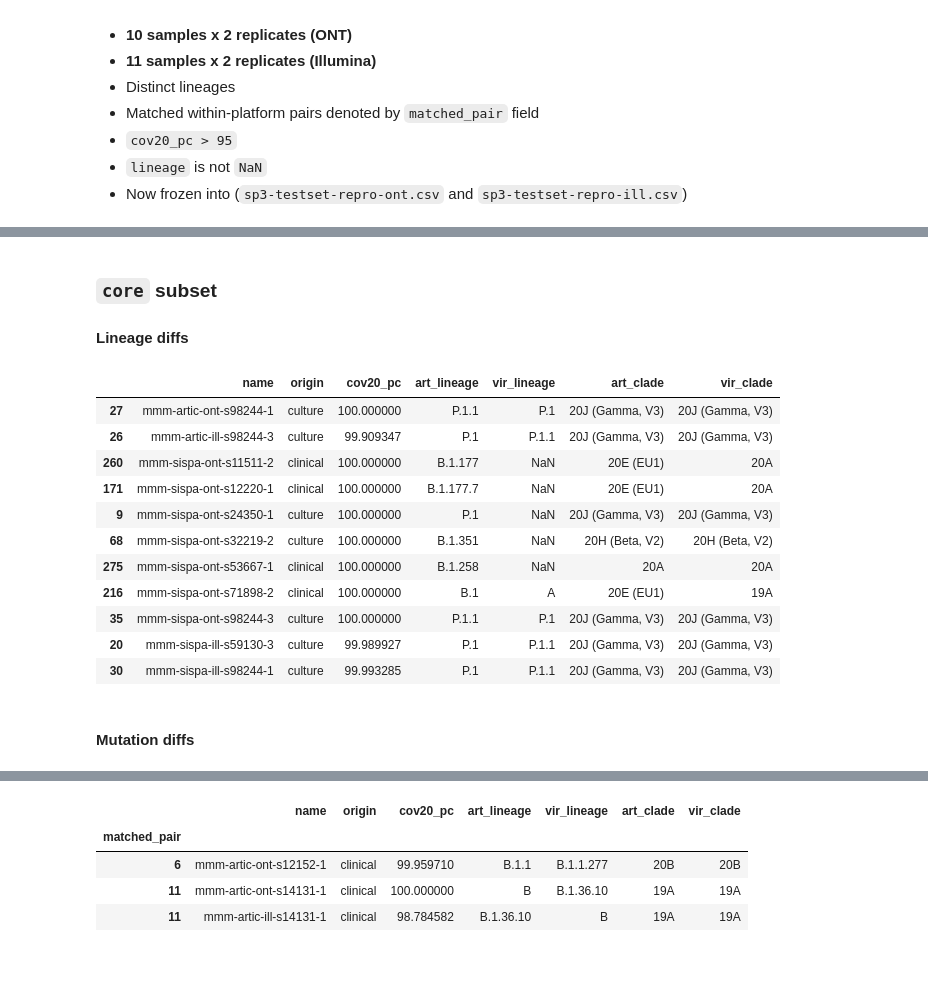
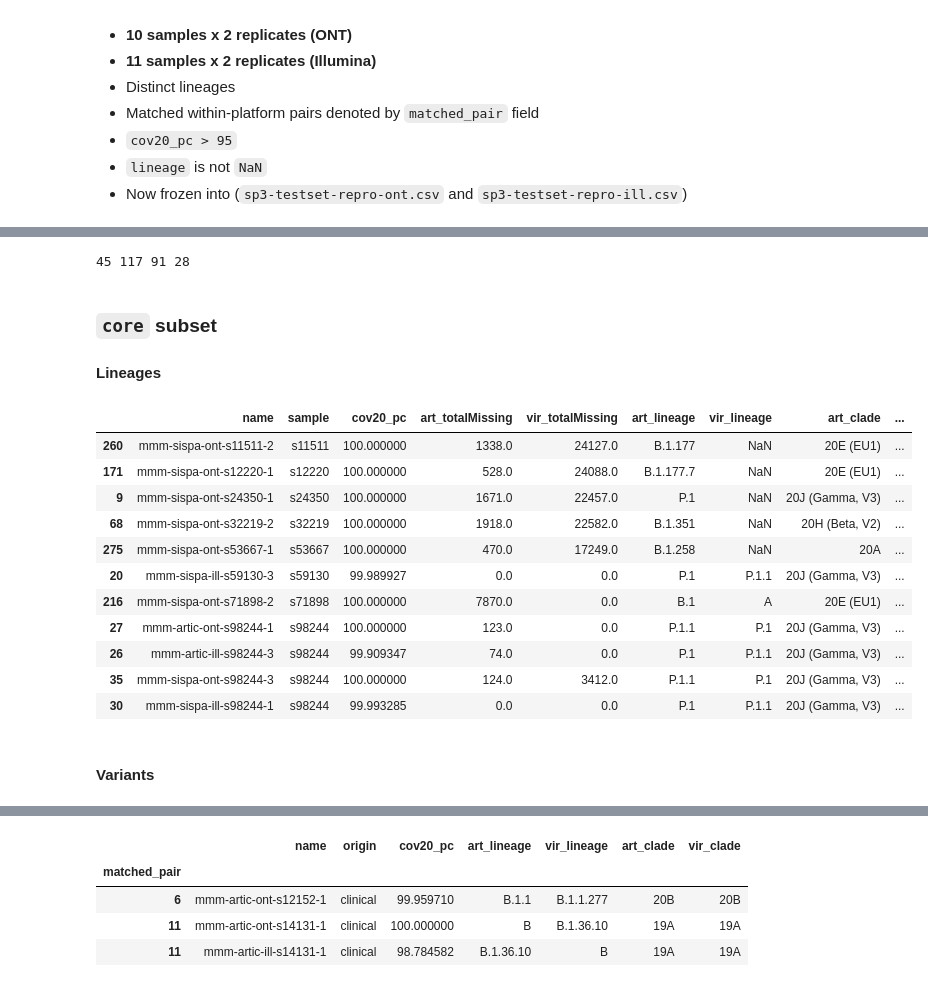
Before and after one commit to GlobalPathogenAnalysisService/gpas-covid-testsets, a Jupyter notebook: mmm-2x2-truth/notebook.ipynb, the cells around one changed output, grey strips where cells are left out. Drawn from its saved outputs; the diff is of its cells as text; code cells hidden in the pictures.

```diff
--- a/mmm-2x2-truth/notebook.ipynb
+++ b/mmm-2x2-truth/notebook.ipynb
@@ -97,22 +101,24 @@ Length: 309
         - Illumina: Connor lab pipeline (COG)
 - Ignores otherwise duplicated records enumerating aln2type types
 # %%
+analysis_report_fields = ['name', 'totalMissing', 'variant_caller', 'lineage', 'scorpio_call', 'clade', 'pangolin_version', 'substitutions', 'insertions', 'deletions', 'aaSubstitutions', 'aaDeletions']
+
 anal_vir_ill_df = pd.read_csv('res/2x2-ill-viridian.9160f2aa-c89a-4f26-add2-7fd1c8739303/analysis/report/illumina/analysisReport.tsv', sep='\t').drop_duplicates('sample name')
 anal_vir_ont_df = pd.read_csv('res/2x2-ont-viridian.969b01b0-7a7e-4966-bece-bd13c2319af1/analysis/report/nanopore/analysisReport.tsv', sep='\t').drop_duplicates('sample name')
 anal_vir_df = (pd.concat([anal_vir_ont_df, anal_vir_ill_df])
                .assign(variant_caller='viridian')
                .rename({'sample name': 'name'}, axis=1)
-               [['name', 'variant_caller', 'lineage', 'scorpio_call', 'clade', 'pangolin_version', 'substitutions', 'insertions', 'deletions', 'aaSubstitutions', 'aaDeletions']]
+               [[*analysis_report_fields]]
                .set_index('name'))
 
 anal_cog_ill_df = pd.read_csv('res/2x2-ill-cog.350d9085-b45d-4849-9d80-47e31c7e70fe/analysis/report/illumina/analysisReport.tsv', sep='\t').drop_duplicates('sample name').assign(variant_caller='cog')
 anal_med_ill_df = pd.read_csv('res/2x2-ont-medaka.d058b11c-3fa0-43e5-aef0-3e5e6591ac1a/analysis/report/nanopore/analysisReport.tsv', sep='\t').drop_duplicates('sample name').assign(variant_caller='cog')
 anal_art_df = (pd.concat([anal_med_ill_df, anal_cog_ill_df])
                .rename({'sample name': 'name'}, axis=1)
-               [['name', 'variant_caller', 'lineage', 'scorpio_call', 'clade', 'pangolin_version', 'substitutions', 'insertions', 'deletions', 'aaSubstitutions', 'aaDeletions']]
+               [[*analysis_report_fields]]
                .set_index('name'))
 
-comp_columns = ['lineage', 'scorpio_call', 'clade', 'substitutions', 'deletions', 'insertions', 'aaSubstitutions', 'aaDeletions']
+comp_columns = ['totalMissing', 'lineage', 'scorpio_call', 'clade', 'substitutions', 'deletions', 'insertions', 'aaSubstitutions', 'aaDeletions']
 comp_df = (anal_art_df[[*comp_columns]]
            .rename({c:f'art_{c}' for c in comp_columns}, axis=1)
            .join(anal_vir_df[[*comp_columns]]
@@ -324,20 +327,27 @@ within_sample_conflicts_passing_df.head(1)
+# %%
+print(between_pipeline_conflicts_df.query("conflicting_lineages != ''").shape[0],
+      between_pipeline_conflicts_df.query("conflicting_substitutions != ''").shape[0],
+      between_pipeline_conflicts_df.query("conflicting_deletions != ''").shape[0],
+      between_pipeline_conflicts_df.query("conflicting_insertions != ''").shape[0])
+# %% [output]
+45 117 91 28
 # %% [markdown]
 ### `core` subset
-#### Lineage diffs
+#### Lineages
 # %%
-core_subset_df.query("vir_lineage != art_lineage and vir_lineage != 'None' and art_lineage != 'None'")[['name', 'origin', 'cov20_pc', 'art_lineage', 'vir_lineage', 'art_clade', 'vir_clade']]
+core_subset_df.query("vir_lineage != art_lineage")[['name', 'sample', 'cov20_pc', 'art_totalMissing', 'vir_totalMissing', 'art_lineage', 'vir_lineage', 'art_clade', 'vir_clade']].sort_values('sample')
 # %% [output]
-|  | name | origin | cov20_pc | art_lineage | vir_lineage | art_clade | vir_clade |
-| 27 | mmm-artic-ont-s98244-1 | culture | 100.000000 | P.1.1 | P.1 | 20J (Gamma, V3) | 20J (Gamma, V3) |
-| 26 | mmm-artic-ill-s98244-3 | culture | 99.909347 | P.1 | P.1.1 | 20J (Gamma, V3) | 20J (Gamma, V3) |
-| 260 | mmm-sispa-ont-s11511-2 | clinical | 100.000000 | B.1.177 | NaN | 20E (EU1) | 20A |
-| 171 | mmm-sispa-ont-s12220-1 | clinical | 100.000000 | B.1.177.7 | NaN | 20E (EU1) | 20A |
-| 9 | mmm-sispa-ont-s24350-1 | culture | 100.000000 | P.1 | NaN | 20J (Gamma, V3) | 20J (Gamma, V3) |
-| 68 | mmm-sispa-ont-s32219-2 | culture | 100.000000 | B.1.351 | NaN | 20H (Beta, V2) | 20H (Beta, V2) |
-| 275 | mmm-sispa-ont-s53667-1 | clinical | 100.000000 | B.1.258 | NaN | 20A | 20A |
-| 216 | mmm-sispa-ont-s71898-2 | clinical | 100.000000 | B.1 | A | 20E (EU1) | 19A |
-| 35 | mmm-sispa-ont-s98244-3 | culture | 100.000000 | P.1.1 | P.1 | 20J (Gamma, V3) | 20J (Gamma, V3) |
-| 20 | mmm-sispa-ill-s59130-3 | culture | 99.989927 | P.1 | P.1.1 | 20J (Gamma, V3) | 20J (Gamma, V3) |
-| 30 | mmm-sispa-ill-s98244-1 | culture | 99.993285 | P.1 | P.1.1 | 20J (Gamma, V3) | 20J (Gamma, V3) |
+|  | name | sample | cov20_pc | art_totalMissing | vir_totalMissing | art_lineage | vir_lineage | art_clade | ... |
+| 260 | mmm-sispa-ont-s11511-2 | s11511 | 100.000000 | 1338.0 | 24127.0 | B.1.177 | NaN | 20E (EU1) | ... |
+| 171 | mmm-sispa-ont-s12220-1 | s12220 | 100.000000 | 528.0 | 24088.0 | B.1.177.7 | NaN | 20E (EU1) | ... |
+| 9 | mmm-sispa-ont-s24350-1 | s24350 | 100.000000 | 1671.0 | 22457.0 | P.1 | NaN | 20J (Gamma, V3) | ... |
+| 68 | mmm-sispa-ont-s32219-2 | s32219 | 100.000000 | 1918.0 | 22582.0 | B.1.351 | NaN | 20H (Beta, V2) | ... |
+| 275 | mmm-sispa-ont-s53667-1 | s53667 | 100.000000 | 470.0 | 17249.0 | B.1.258 | NaN | 20A | ... |
+| 20 | mmm-sispa-ill-s59130-3 | s59130 | 99.989927 | 0.0 | 0.0 | P.1 | P.1.1 | 20J (Gamma, V3) | ... |
+| 216 | mmm-sispa-ont-s71898-2 | s71898 | 100.000000 | 7870.0 | 0.0 | B.1 | A | 20E (EU1) | ... |
+| 27 | mmm-artic-ont-s98244-1 | s98244 | 100.000000 | 123.0 | 0.0 | P.1.1 | P.1 | 20J (Gamma, V3) | ... |
+| 26 | mmm-artic-ill-s98244-3 | s98244 | 99.909347 | 74.0 | 0.0 | P.1 | P.1.1 | 20J (Gamma, V3) | ... |
+| 35 | mmm-sispa-ont-s98244-3 | s98244 | 100.000000 | 124.0 | 3412.0 | P.1.1 | P.1 | 20J (Gamma, V3) | ... |
+| 30 | mmm-sispa-ill-s98244-1 | s98244 | 99.993285 | 0.0 | 0.0 | P.1 | P.1.1 | 20J (Gamma, V3) | ... |
 # %% [markdown]
-#### Mutation diffs
+#### Variants
```
Also changed, not shown: parts of 28 cells of this notebook, 9 other files.
